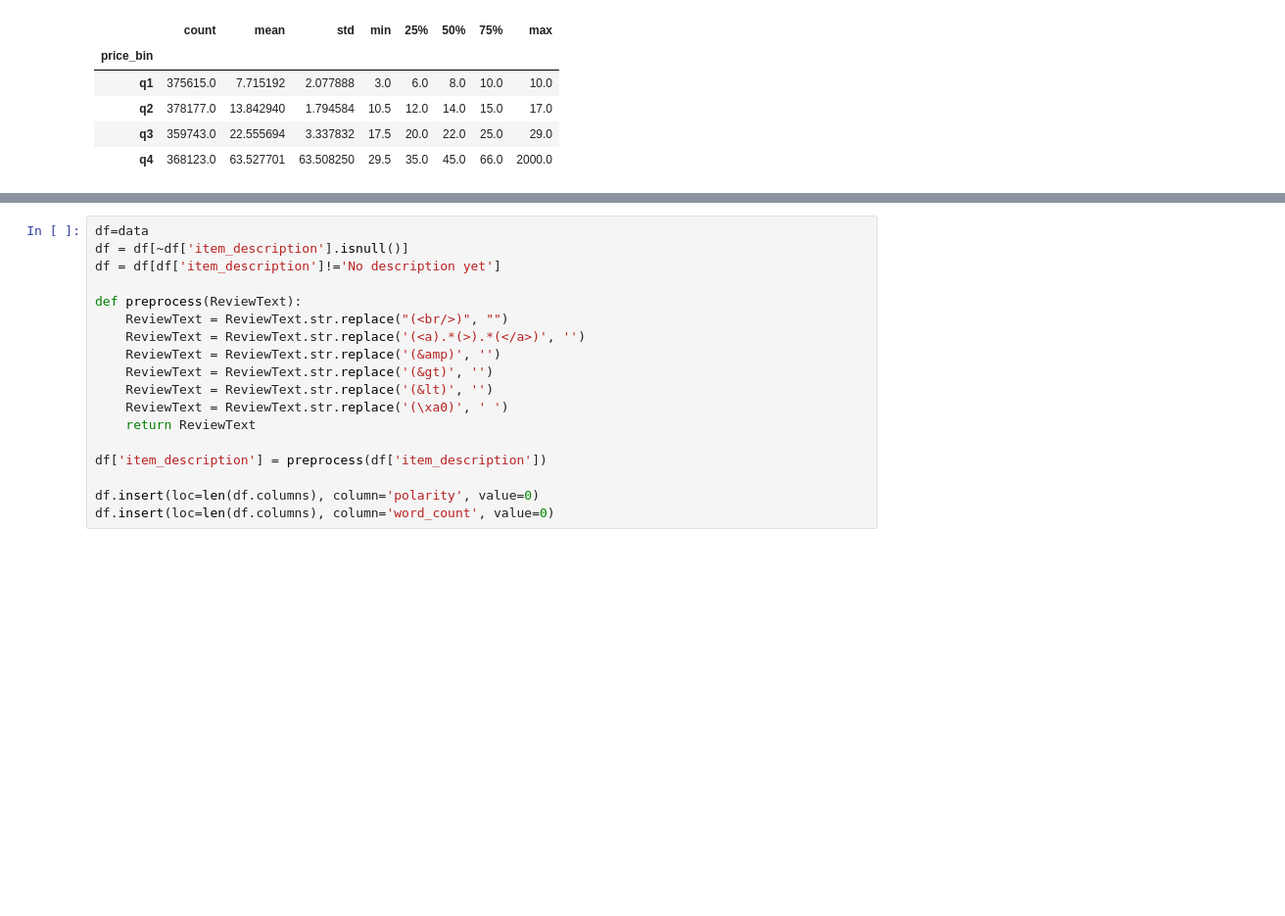
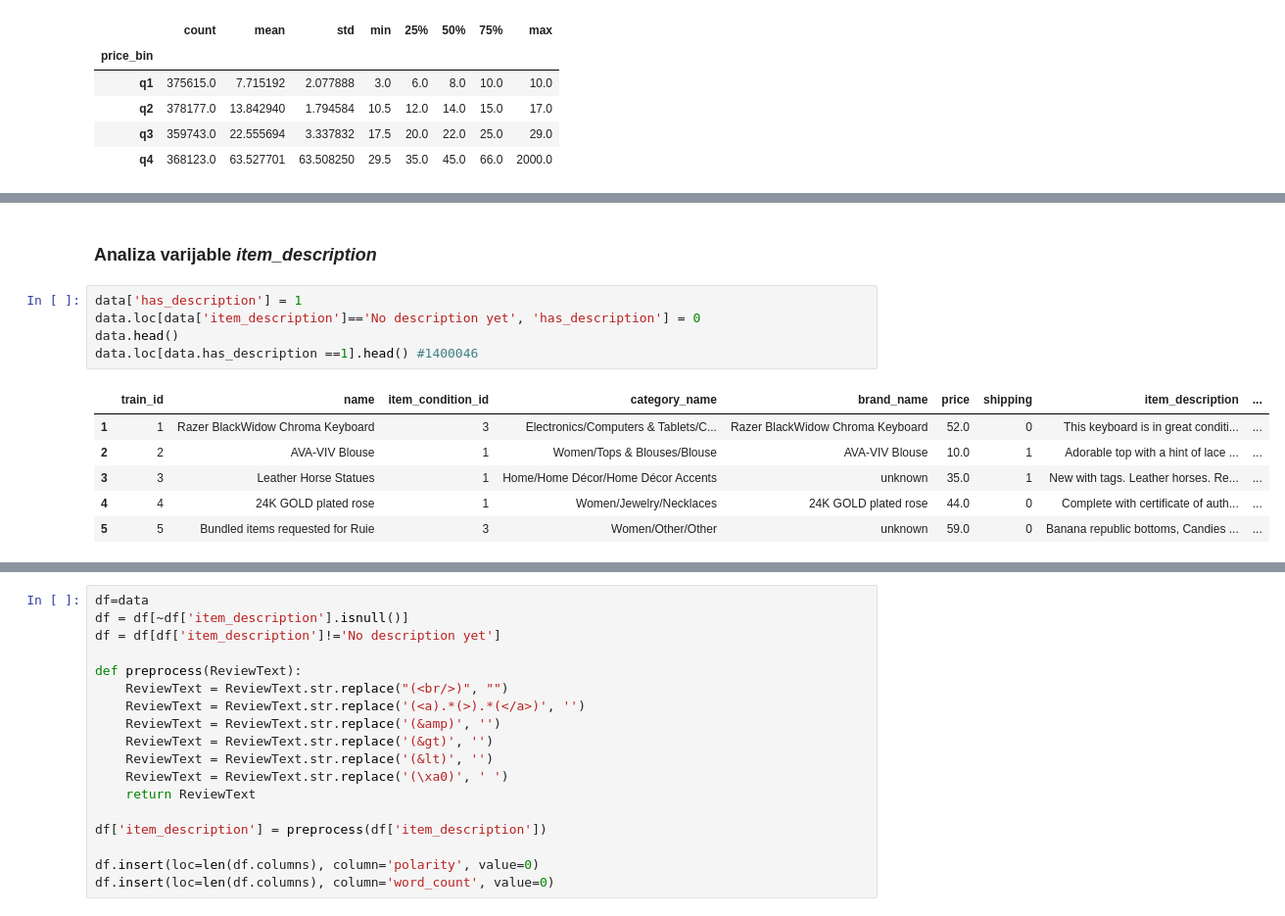
Before and after one commit to bderic1/StrojnoUcenje, a Jupyter notebook: Untitled1.ipynb, the cells around one changed output, grey strips where cells are left out. Shown at 98% size. Drawn from its saved outputs; the diff is of its cells as text; blank space fills up the shorter version.

```diff
--- a/Untitled1.ipynb
+++ b/Untitled1.ipynb
@@ -673,0 +657,14 @@ cats_stats['max_expected_log_price'] = (cats_stats['price_log_mean'] + cats_stat
+# %% [markdown]
+### Analiza varijable *item_description*
+# %%
+data['has_description'] = 1
+data.loc[data['item_description']=='No description yet', 'has_description'] = 0
+data.head()
+data.loc[data.has_description ==1].head() #1400046
+# %% [output]
+|  | train_id | name | item_condition_id | category_name | brand_name | price | shipping | item_description | ... |
+| 1 | 1 | Razer BlackWidow Chroma Keyboard | 3 | Electronics/Computers & Tablets/C... | Razer BlackWidow Chroma Keyboard | 52.0 | 0 | This keyboard is in great conditi... | ... |
+| 2 | 2 | AVA-VIV Blouse | 1 | Women/Tops & Blouses/Blouse | AVA-VIV Blouse | 10.0 | 1 | Adorable top with a hint of lace ... | ... |
+| 3 | 3 | Leather Horse Statues | 1 | Home/Home Décor/Home Décor Accents | unknown | 35.0 | 1 | New with tags. Leather horses. Re... | ... |
+| 4 | 4 | 24K GOLD plated rose | 1 | Women/Jewelry/Necklaces | 24K GOLD plated rose | 44.0 | 0 | Complete with certificate of auth... | ... |
+| 5 | 5 | Bundled items requested for Ruie | 3 | Women/Other/Other | unknown | 59.0 | 0 | Banana republic bottoms, Candies ... | ... |
```
Also changed, not shown: parts of 53 cells of this notebook.
